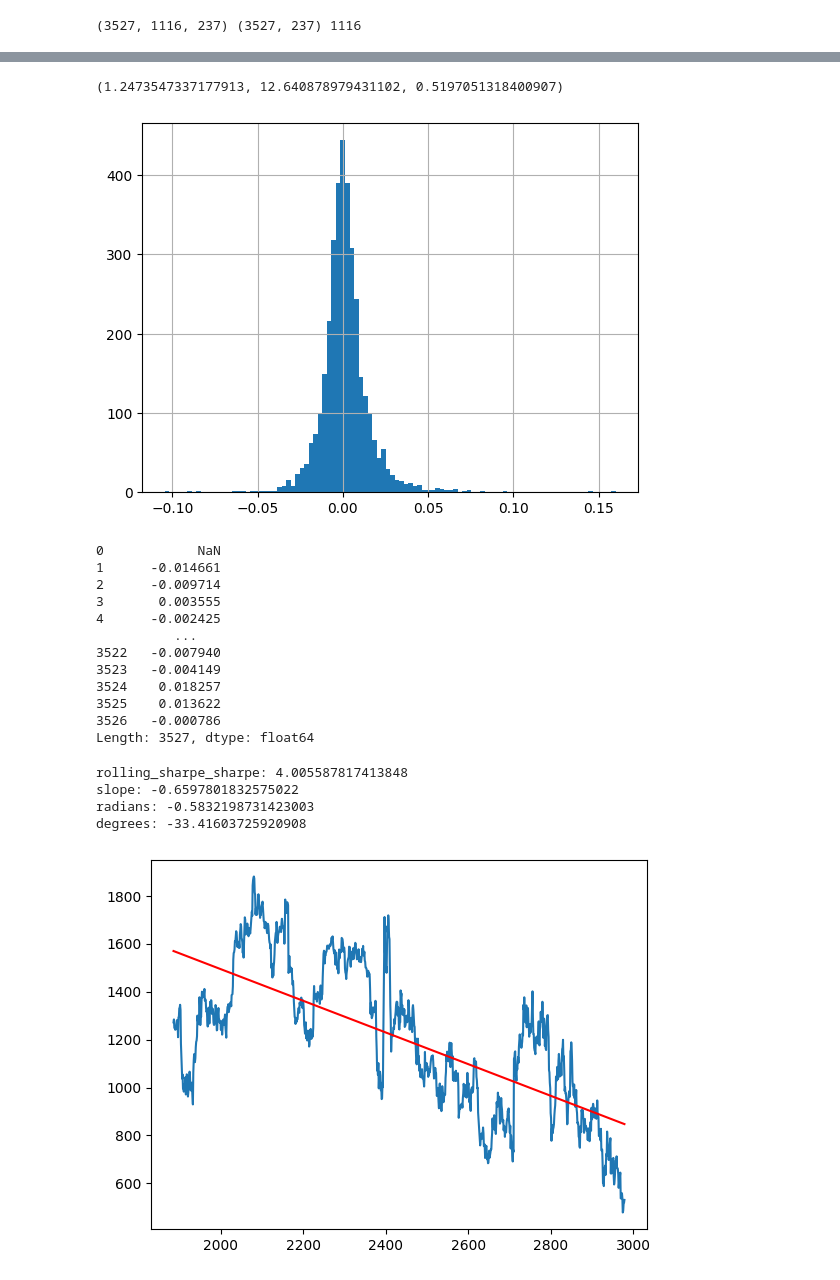
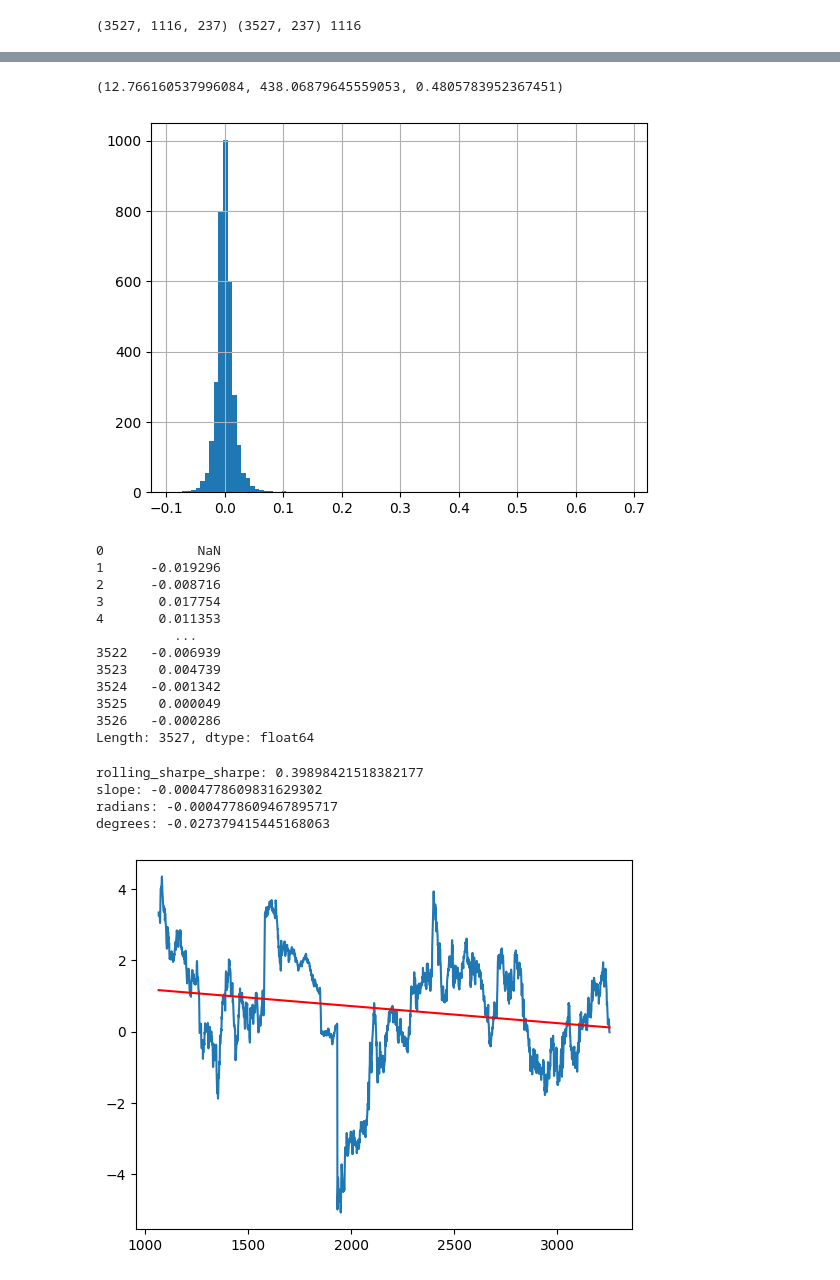
Before and after one commit to pennymax/gplearn, a Jupyter notebook: mytest_fitness.ipynb, the cells around one changed output, grey strips where cells are left out. Drawn from its saved outputs; the diff is of its cells as text; code cells hidden in the pictures.

```diff
--- a/mytest_fitness.ipynb
+++ b/mytest_fitness.ipynb
@@ -166,13 +166,13 @@ exp = 'ts_mean_20(inv(inv(TZS60_spot_Close)))'
 exp = 'min(NETBUYQUO1_FWMA_10, ts_min_10(TZS60_SPOT_HLC3))'
 # exp = 'neg(add(premIdx_close, max(TZS60_VOLUME_PPO_12_26_9, PREMCLOSE_MACDs_12_26_9)))'
 # exp = 'sub(min(ts_mean_10(bckret1), netbuyquo3), max(ts_min_3(QuoVol), premIdx_close))'
-exp = 'netbuyquo3'
+# exp = 'netbuyquo3'
 # exp = 'sub(netbuyquo3, premIdx_close)'
 # exp = 'sub(ts_min_10(TZS60_spot_Close), premIdx_close)'
 # exp = 'min(NETBUYQUO1_JMA_7_0, ts_min_10(SMI_5_20_5))'
 # exp = 'min(NETBUYQUO5_DEMA_10, ts_min_10(TZS60_SPOT_HL2))'
 # exp = 'max(min(netbuyquo3, bckret3), netbuyquo5)'
-# exp = 'add(sub(min(ts_mean_10(bckret1), netbuyquo3), max(ts_min_3(QuoVol), premIdx_close)), min(NETBUYQUO5_DEMA_10, ts_min_10(TZS60_SPOT_HL2)))'
+exp = 'add(sub(min(ts_mean_10(bckret1), netbuyquo3), max(ts_min_3(QuoVol), premIdx_close)), min(NETBUYQUO5_DEMA_10, ts_min_10(TZS60_SPOT_HL2)))'
 # exp = 'add(sub(min(ts_mean_10(bckret1), netbuyquo3), max(ts_min_3(QuoVol), premIdx_close)), max(min(netbuyquo3, bckret3), netbuyquo5)'
 # exp = 'min(ts_min_10(TZS60_SPOT_HLC3), J_9_3)'
 # exp = 'min(NETBUYQUO1_JMA_7_0, ts_min_10(SMI_5_20_5))'
@@ -189,6 +189,11 @@ exp = 'netbuyquo3'
 # exp = 'min(ts_min_10(QQE_14_5_4.236_RSIMA), J_9_3)'
 # exp = 'min(ts_min_10(TZS60_SPOT_HL2), J_9_3)'
 # exp = 'neg(SQZPRO_NO)'
+exp = 'min(min(TZS60_SMA_10, min(ts_min_10(TZS60_JMA_7_0), J_9_3)), TZS60_SUPERT_7_3.0)'
+exp = 'min(min(NETBUYQUO1_KAMA_10_2_30, ts_min_10(TZS60_spot_Close)), NETBUYQUO3_SMIs_5_20_5)'
+exp = 'min(min(NETBUYQUO1_KAMA_10_2_30, ts_min_10(TZS60_Close)), NETBUYQUO3_SMIs_5_20_5)'
+exp = 'min(min(ts_min_10(TZS60_spot_High), NETBUYQUO1_EMA_10), NETBUYQUO5_FWMA_10)'
+exp = 'if_cond_then_else(SPOTTAKERBUYQUOVOL_RSX_14, QUOVOL_SMA_10, BCKRET1_SWMA_10, NETBUYQUO5_HMA_10)'
 
 
 print(f'ori expression: {exp}')
@@ -411,48 +408,48 @@ grouped_returns
 longshort_rets.hist(bins=100)
 longshort_rets.skew(), longshort_rets.kurt(), longshort_rets[longshort_rets > 0].count() / longshort_rets.shape[0]
 # %% [output]
-(1.2473547337177913, 12.640878979431102, 0.5197051318400907)
+(12.766160537996084, 438.06879645559053, 0.4805783952367451)
-[figure, old version]
+[figure, new version]
 # %%
 longshort_rets
 # %% [output]
 0            NaN
-1      -0.014661
-2      -0.009714
-3       0.003555
-4      -0.002425
+1      -0.019296
+2      -0.008716
+3       0.017754
+4       0.011353
           ...
-3522   -0.007940
-3523   -0.004149
-3524    0.018257
-3525    0.013622
-3526   -0.000786
+3522   -0.006939
+3523    0.004739
+3524   -0.001342
+3525    0.000049
+3526   -0.000286
 Length: 3527, dtype: float64
 # %%
-window = int(annual_bar_8h/2)
-rolling_sharpe = longshort_rets.rolling(window).mean() / longshort_rets.rolling(window).std() * np.sqrt(annual_bar_8h) * 500
-rolling_sharpe = rolling_sharpe.dropna().reset_index(drop=True).iloc[-365*3:]
+window = int(annual_bar_8h/4)
+rolling_sharpe = longshort_rets.rolling(window).mean() / longshort_rets.rolling(window).std() * np.sqrt(annual_bar_8h)
+rolling_sharpe = rolling_sharpe.dropna().reset_index(drop=True).iloc[-365*3*2:]
 rolling_sharpe_sharpe = rolling_sharpe.mean() / rolling_sharpe.std()
 print('rolling_sharpe_sharpe:', rolling_sharpe_sharpe)
 
 from sklearn.linear_model import LinearRegression
 lr = LinearRegression()
 XX = rolling_sharpe.index.values.reshape(-1, 1)
 model = lr.fit(XX, rolling_sharpe.values)
 slope = model.coef_[0]
 angle_radians = math.atan(slope)
 angle_degrees = angle_radians * 180 / math.pi
 print('slope:', slope)
 print('radians:', angle_radians)
 print('degrees:', angle_degrees)
 
 rolling_sharpe.plot()
 y_pred2 = model.predict(XX)
 plt.plot(XX, y_pred2, color='red')
 plt.show()
 # %% [output]
-rolling_sharpe_sharpe: 4.005587817413848
-slope: -0.6597801832575022
-radians: -0.5832198731423003
-degrees: -33.41603725920908
+rolling_sharpe_sharpe: 0.39898421518382177
+slope: -0.0004778609831629302
+radians: -0.0004778609467895717
+degrees: -0.027379415445168063
-[figure, old version]
+[figure, new version]
```
Also changed, not shown: parts of 8 cells of this notebook, 2 other files.
